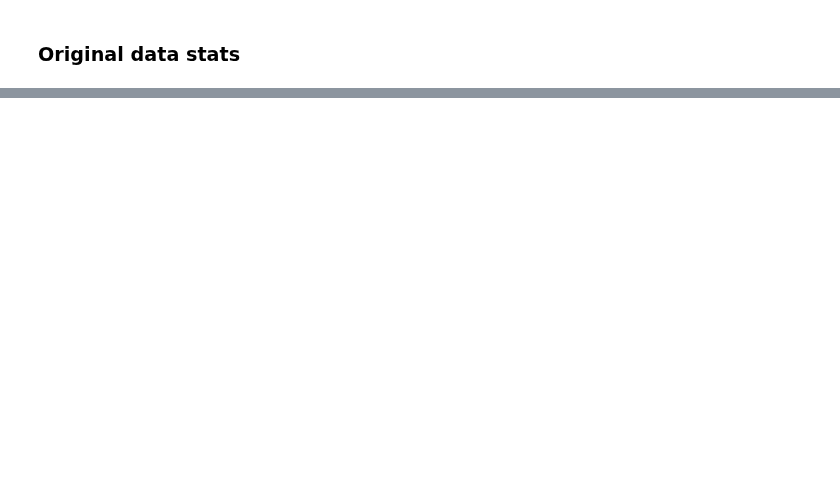
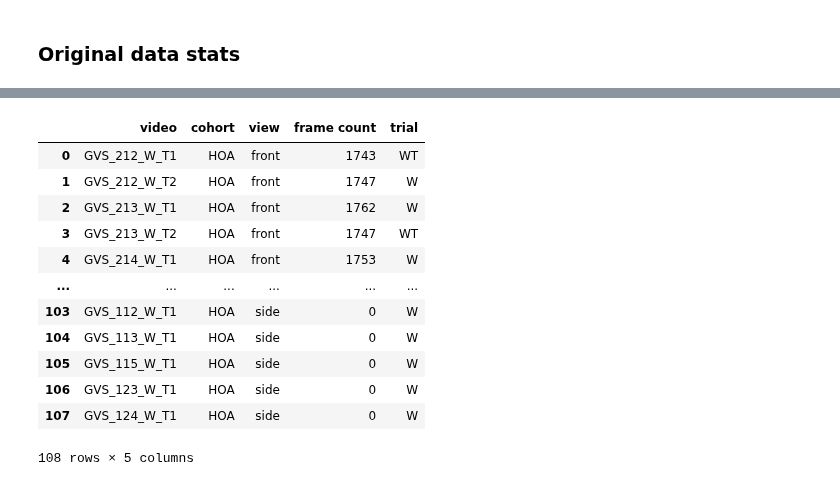
Before and after one commit to kaurrachneet6/Vision-Based-Gait-Analysis-Framework-for-Predicting-Multiple-Sclerosis, a Jupyter notebook: Data Preparation/StrideStats.ipynb, the cells around one changed output, grey strips where cells are left out. Saved outputs shown, nothing was run; the diff lists cells and outputs as text; code cells hidden in the pictures; blank space fills up the shorter version.

```diff
--- a/Data Preparation/StrideStats.ipynb
+++ b/Data Preparation/StrideStats.ipynb
@@ -635,0 +877,26 @@ Total 2D frames in trial W and WT:
+# %%
+#Use labels.csv to label each video as W or WT so that we can have stats for W-WT-each cohort
+#separately
+labels_file_reduced[['video', 'scenario']].groupby('video').first()
+video_df.set_index('video', inplace = True)
+video_df['trial'] = labels_file_reduced[['video', 'scenario']].groupby('video').first()['scenario']
+video_df.dropna(inplace = True)
+video_df.to_csv('C:\\Users\\Rachneet Kaur\\Box\\Gait Video Project\\GaitVideoData\\original_data_stats.csv')
+# %%
+video_df.reset_index(inplace = True)
+# %%
+video_df
+# %% [output]
+|  | video | cohort | view | frame count | trial |
+| 0 | GVS_212_W_T1 | HOA | front | 1743 | WT |
+| 1 | GVS_212_W_T2 | HOA | front | 1747 | W |
+| 2 | GVS_213_W_T1 | HOA | front | 1762 | W |
+| 3 | GVS_213_W_T2 | HOA | front | 1747 | WT |
+| 4 | GVS_214_W_T1 | HOA | front | 1753 | W |
+| ... | ... | ... | ... | ... | ... |
+| 103 | GVS_112_W_T1 | HOA | side | 0 | W |
+| 104 | GVS_113_W_T1 | HOA | side | 0 | W |
+| 105 | GVS_115_W_T1 | HOA | side | 0 | W |
+| 106 | GVS_123_W_T1 | HOA | side | 0 | W |
+| 107 | GVS_124_W_T1 | HOA | side | 0 | W |
+108 rows × 5 columns
```
Also changed, not shown: parts of 28 cells of this notebook.
